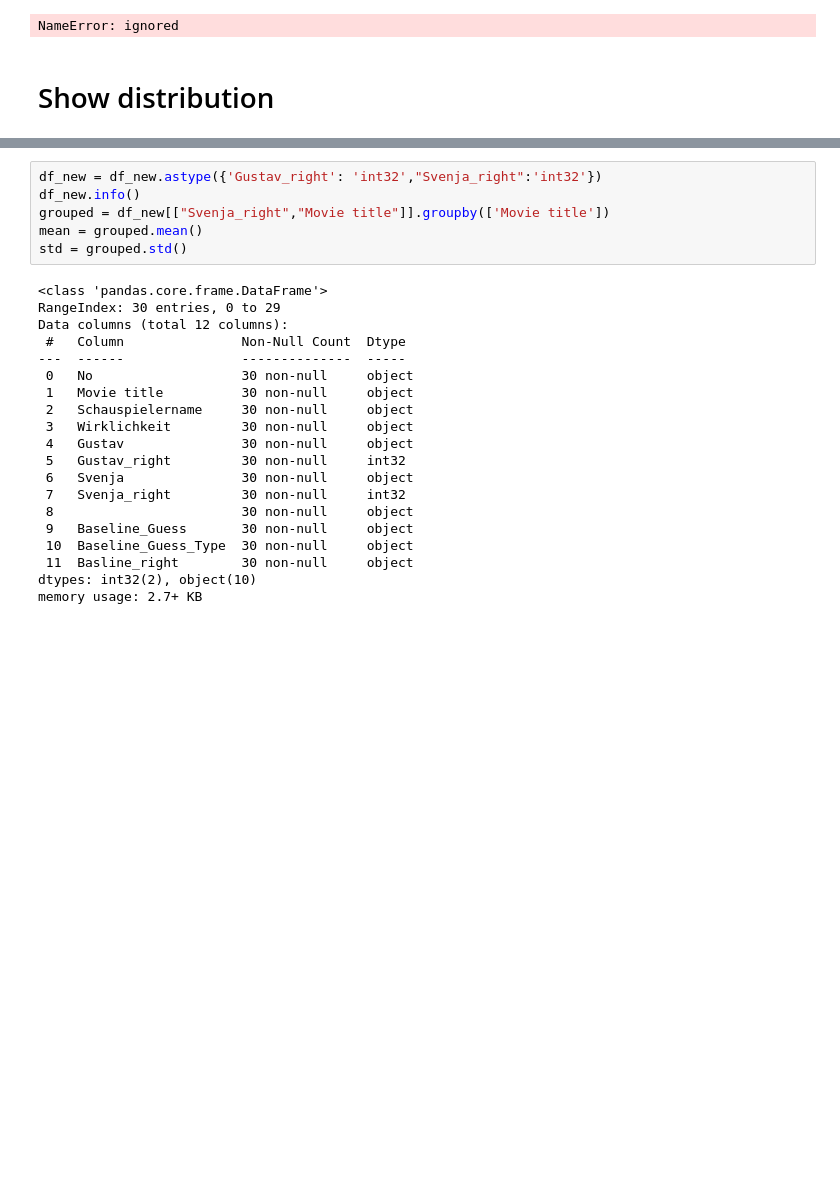
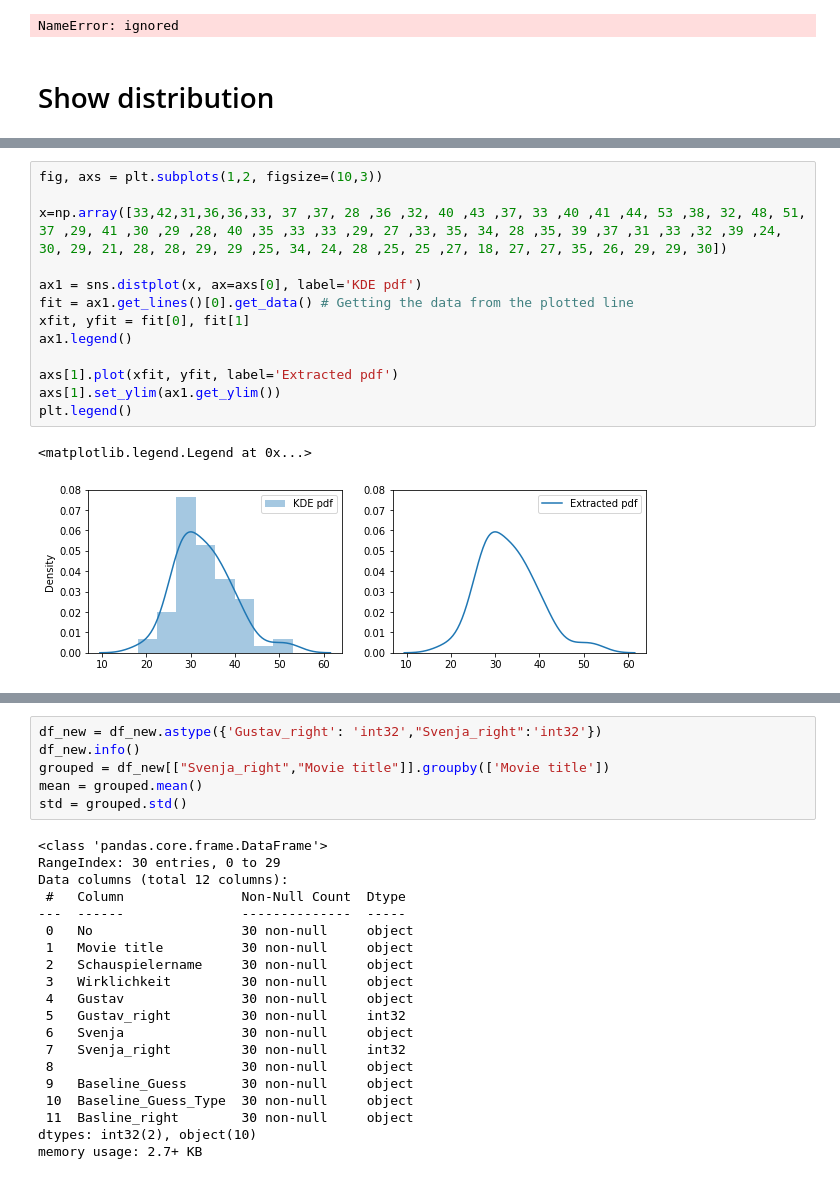
Before and after one commit to gwillig/data_analyse_friends_allergy, a Jupyter notebook: allergy.ipynb, the cells around one changed output, grey strips where cells are left out. Cells and saved outputs as stored; diff of their text form; blank space fills up the shorter version.

```diff
--- a/allergy.ipynb
+++ b/allergy.ipynb
@@ -182,0 +392,16 @@ as
+# %%
+fig, axs = plt.subplots(1,2, figsize=(10,3))
+
+x=np.array([33,42,31,36,36,33, 37 ,37, 28 ,36 ,32, 40 ,43 ,37, 33 ,40 ,41 ,44, 53 ,38, 32, 48, 51, 37 ,29, 41 ,30 ,29 ,28, 40 ,35 ,33 ,33 ,29, 27 ,33, 35, 34, 28 ,35, 39 ,37 ,31 ,33 ,32 ,39 ,24, 30, 29, 21, 28, 28, 29, 29 ,25, 34, 24, 28 ,25, 25 ,27, 18, 27, 27, 35, 26, 29, 29, 30])
+
+ax1 = sns.distplot(x, ax=axs[0], label='KDE pdf')
+fit = ax1.get_lines()[0].get_data() # Getting the data from the plotted line
+xfit, yfit = fit[0], fit[1]
+ax1.legend()
+
+axs[1].plot(xfit, yfit, label='Extracted pdf')
+axs[1].set_ylim(ax1.get_ylim())
+plt.legend()
+# %% [output]
+<matplotlib.legend.Legend at 0x...>
+[figure, added]
```
Also changed, not shown: parts of 15 cells of this notebook.
